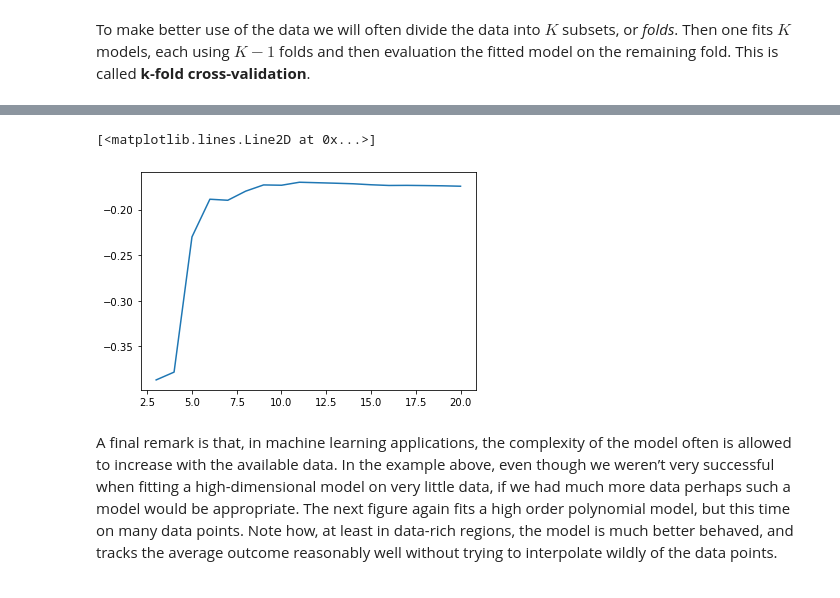
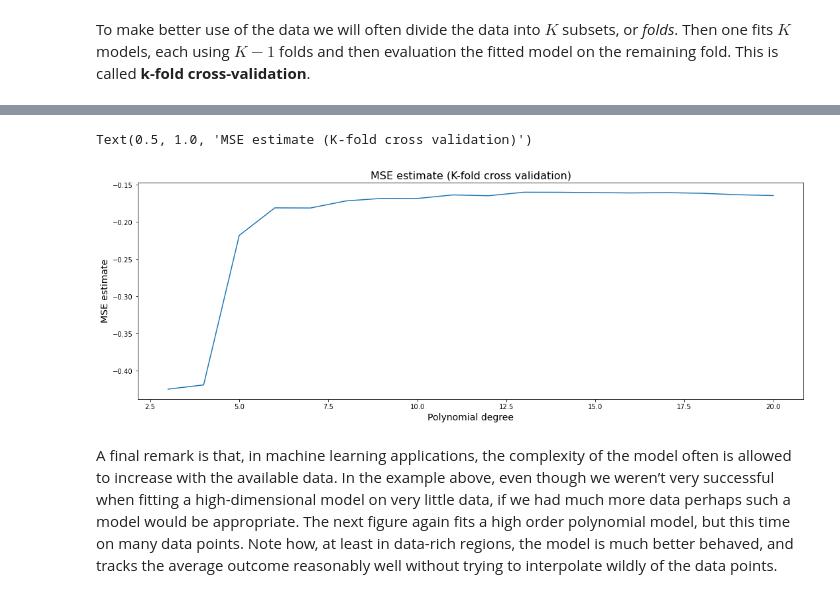
Before and after one commit to alexanderquispe/ml_book, a Jupyter notebook: Untitled-1.ipynb, the cells around one changed output, grey strips where cells are left out. Cells and saved outputs as stored; diff of their text form; code cells hidden in the pictures.

```diff
--- a/Untitled-1.ipynb
+++ b/Untitled-1.ipynb
@@ -175,41 +179,29 @@ from sklearn.model_selection import GridSearchCV
 from sklearn.metrics import make_scorer
 from sklearn.model_selection import cross_val_score
 from sklearn.model_selection import KFold
-cv = KFold(n_splits=10, random_state=1, shuffle=True)
+#cv = KFold(n_splits=10, random_state=1, shuffle=True)
+scorer = make_scorer
+mse =[]
 
-mse =[]
 for d in degrees:
+
     poly =PolynomialFeatures(degree = d, include_bias =False  )
     poly_features = poly.fit_transform(X)
     ols = LinearRegression()
     scorer = make_scorer(mean_squared_error, False)
-    mse_test= cross_val_score(ols, poly_features, y, scoring=scorer, cv =cv).mean()
+    mse_test= cross_val_score(ols, poly_features, y, scoring=scorer, cv =10).mean()
     mse.append(mse_test)
-# %%
-plt.plot(degrees, mse)
-# %% [output]
-[<matplotlib.lines.Line2D at 0x...>]
-[figure, removed]
-# %%
-from sklearn.model_selection import GridSearchCV
-
-degrees =np.arange(3,21)
-for d in degrees:
-    poly =PolynomialFeatures(degree = d, include_bias =False  )
-    poly_features = poly.fit_transform(X)
-    ols = LinearRegression
-    gscv = GridSearchCV(ols,cv=10)
-    gscv.fit(poly_features, y)
-
-
-    y_train_pred = poly_reg_model.predict(X_train)
-    y_test_pred = poly_reg_model.predict(X_test)
-
-    mse_train= mean_squared_error(y_train, y_train_pred)
-    mse_test= mean_squared_error(y_test, y_test_pred)
-
-    train_mse.append(mse_train)
-    test_mse.append(mse_test)
+# %%
+plt.figure(figsize=(18,6))
+plt.plot(degrees, mse)
+plt.xlabel('Polynomial degree', fontsize = 14)
+plt.ylabel('MSE estimate', fontsize = 14)
+plt.title('MSE estimate (K-fold cross validation)', fontsize =16)
+#different to r, the models in python got a better performance with more training cause by the
+#cross validation and the kfold
+# %% [output]
+Text(0.5, 1.0, 'MSE estimate (K-fold cross validation)')
+[figure, added]
 # %% [markdown]
 A final remark is that, in machine learning applications, the complexity of the model often is allowed to increase with the available data. In the example above, even though we weren’t very successful when fitting a high-dimensional model on very little data, if we had much more data perhaps such a model would be appropriate. The next figure again fits a high order polynomial model, but this time on many data points. Note how, at least in data-rich regions, the model is much better behaved, and tracks the average outcome reasonably well without trying to interpolate wildly of the data points.
 # %%
```
Also changed, not shown: parts of 23 cells of this notebook.
